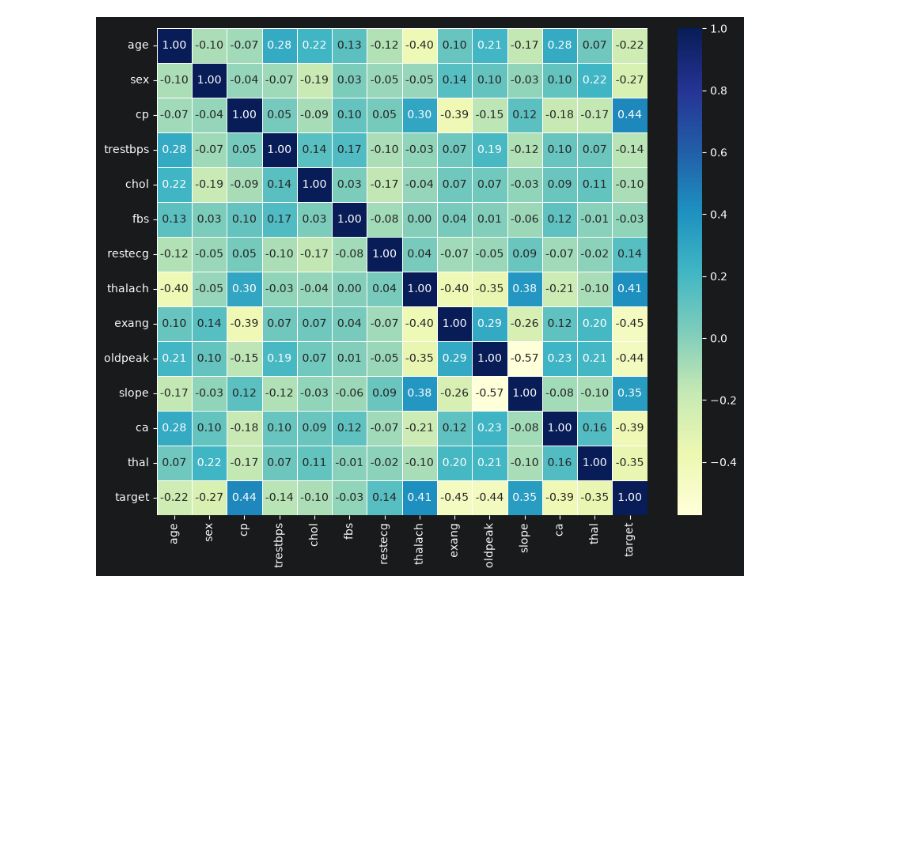
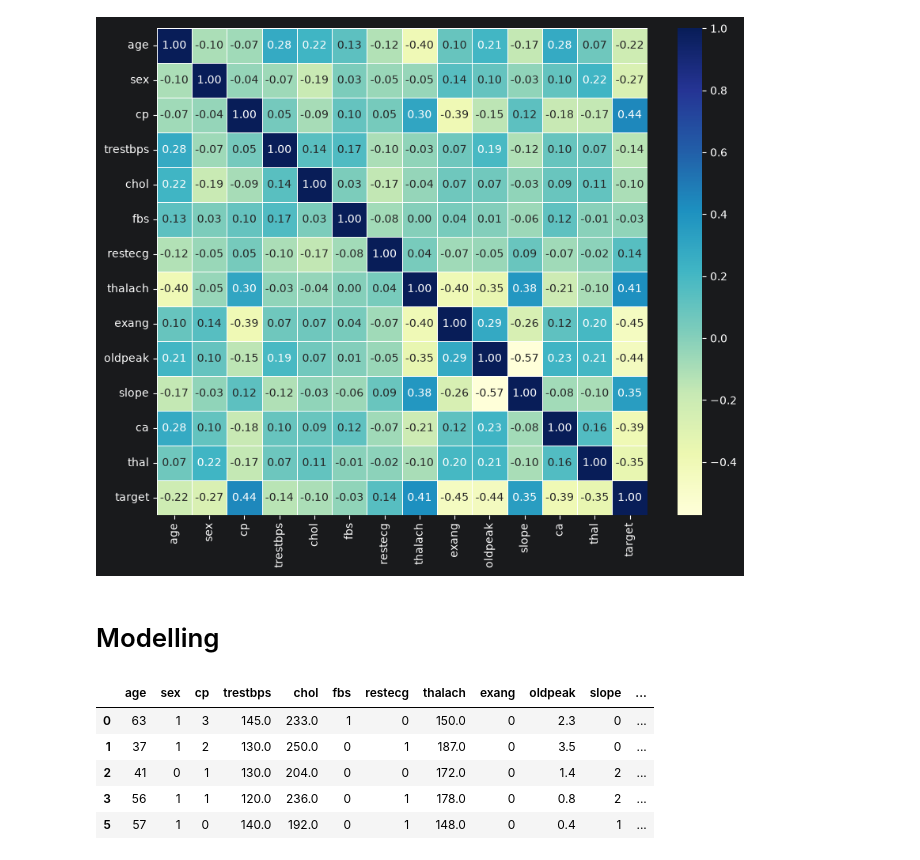
Before and after one commit to shahariarpo/Heart-Disease-Clarification, a Jupyter notebook: Classification_System.ipynb, the cells around one changed output. Cells and saved outputs as stored; diff of their text form; code cells hidden in the pictures; blank space fills up the shorter version.

```diff
--- a/Classification_System.ipynb
+++ b/Classification_System.ipynb
@@ -245,3 +246,14 @@ sns.heatmap(corr_matrix,
 # %% [output]
 <Axes: >
 [figure]
+# %% [markdown]
+# Modelling
+# %%
+df.head()
+# %% [output]
+|  | age | sex | cp | trestbps | chol | fbs | restecg | thalach | exang | oldpeak | slope | ... |
+| 0 | 63 | 1 | 3 | 145.0 | 233.0 | 1 | 0 | 150.0 | 0 | 2.3 | 0 | ... |
+| 1 | 37 | 1 | 2 | 130.0 | 250.0 | 0 | 1 | 187.0 | 0 | 3.5 | 0 | ... |
+| 2 | 41 | 0 | 1 | 130.0 | 204.0 | 0 | 0 | 172.0 | 0 | 1.4 | 2 | ... |
+| 3 | 56 | 1 | 1 | 120.0 | 236.0 | 0 | 1 | 178.0 | 0 | 0.8 | 2 | ... |
+| 5 | 57 | 1 | 0 | 140.0 | 192.0 | 0 | 1 | 148.0 | 0 | 0.4 | 1 | ... |
```
Also changed, not shown: parts of 19 cells of this notebook.
